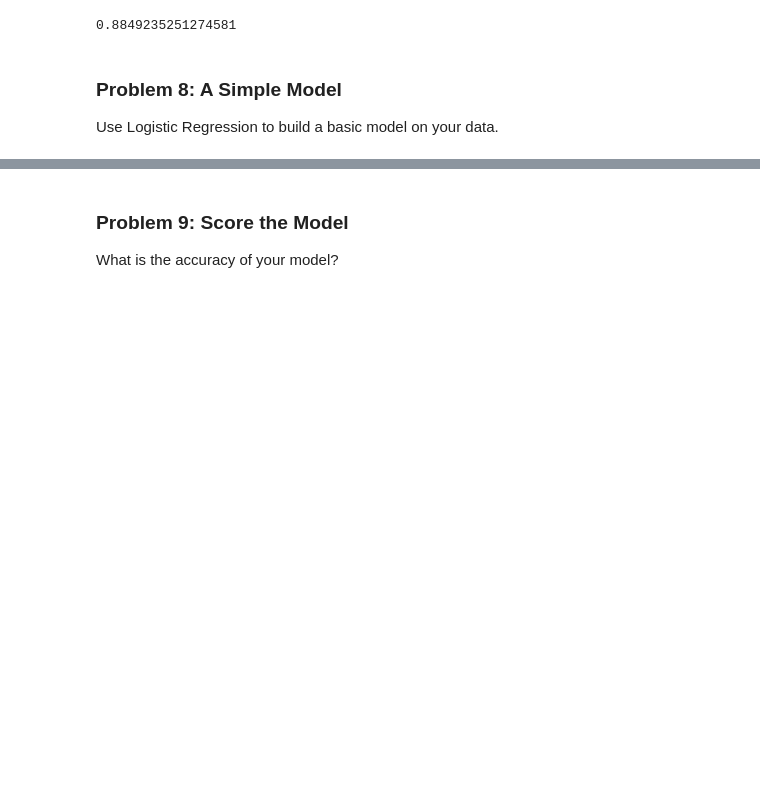
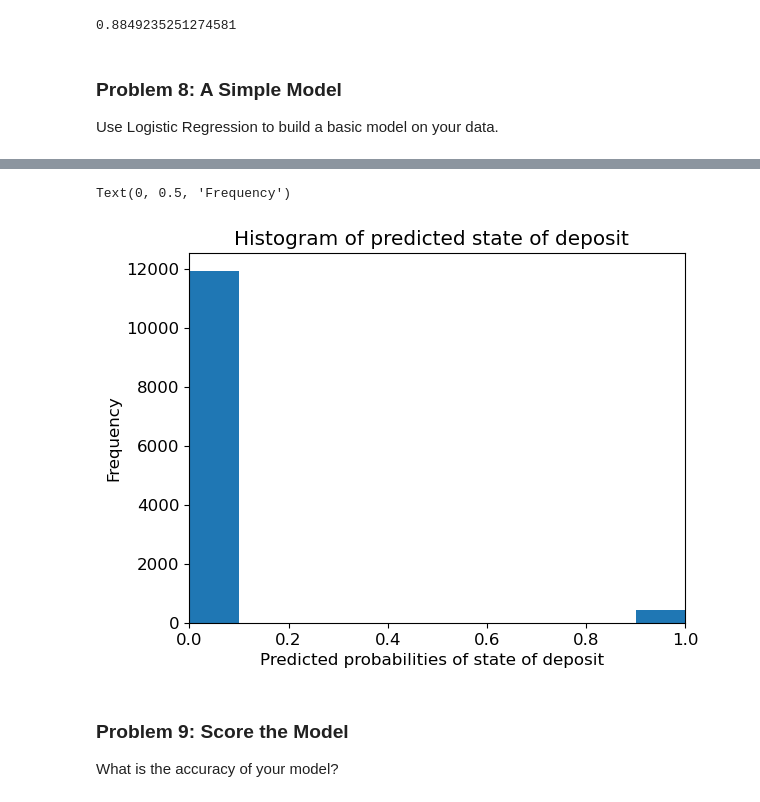
Before and after one commit to vaibhavlaghane/classifiers_bank_deposit_data, a Jupyter notebook: prompt_III.ipynb, the cells around one changed output, grey strips where cells are left out. Saved outputs shown, nothing was run; the diff lists cells and outputs as text; code cells hidden in the pictures; blank space fills up the shorter version.

```diff
--- a/prompt_III.ipynb
+++ b/prompt_III.ipynb
@@ -251,23 +269,26 @@ Wall time: 12.2 µs
 # %%
 # plot histogram of predicted probabilities
 y_pred1 = y_pred_test
 
 # adjust the font size
 plt.rcParams['font.size'] = 12
 
 
 # plot histogram with 10 bins
 plt.hist(y_pred1, bins = 10)
 
 
 # set the title of predicted probabilities
-plt.title('Histogram of predicted probabilities of  ')
+plt.title('Histogram of predicted state of deposit  ')
 
 
 # set the x-axis limit
 plt.xlim(0,1)
 
 
 # set the title
-plt.xlabel('Predicted probabilities of  ')
+plt.xlabel('Predicted probabilities of state of deposit  ')
 plt.ylabel('Frequency')
+# %% [output]
+Text(0, 0.5, 'Frequency')
+[figure, added]
```
Also changed, not shown: parts of 20 cells of this notebook.
